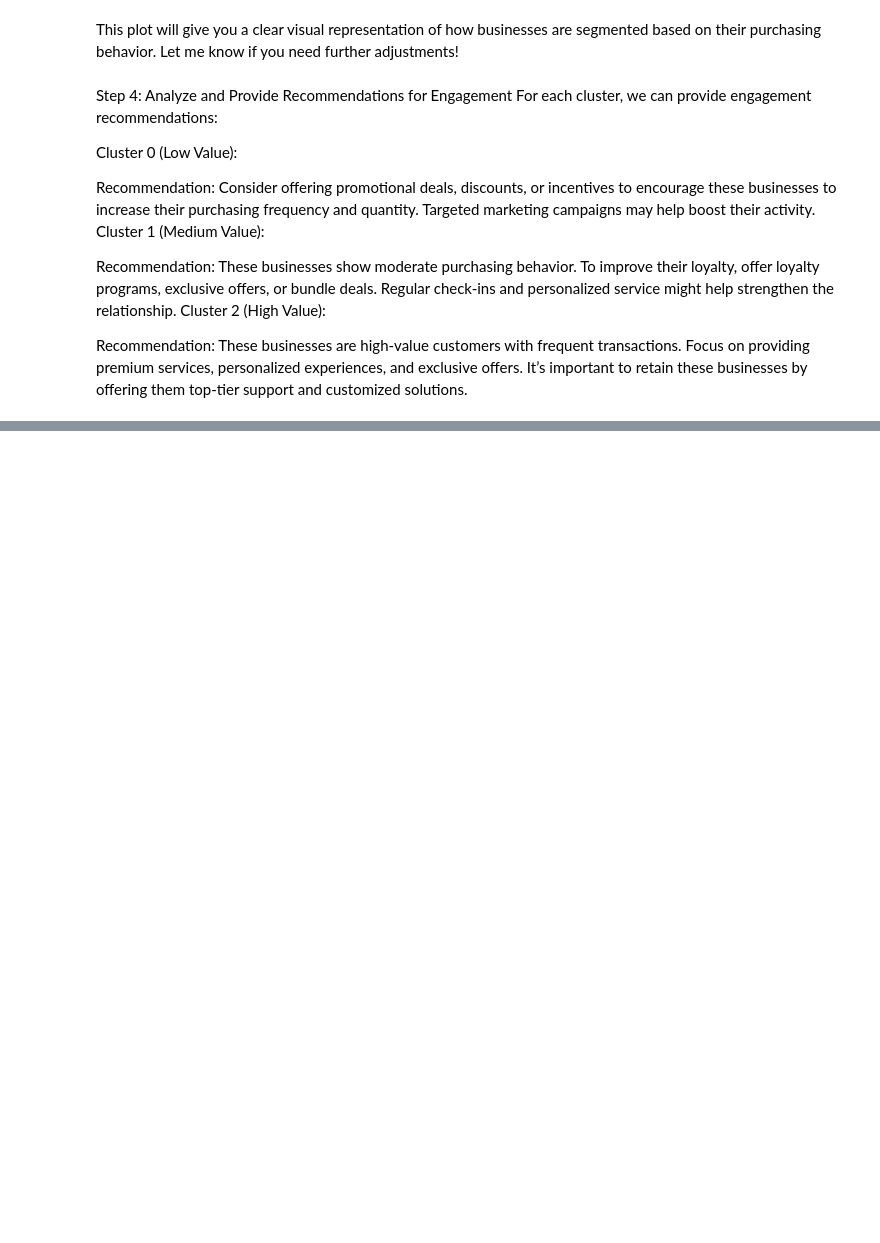
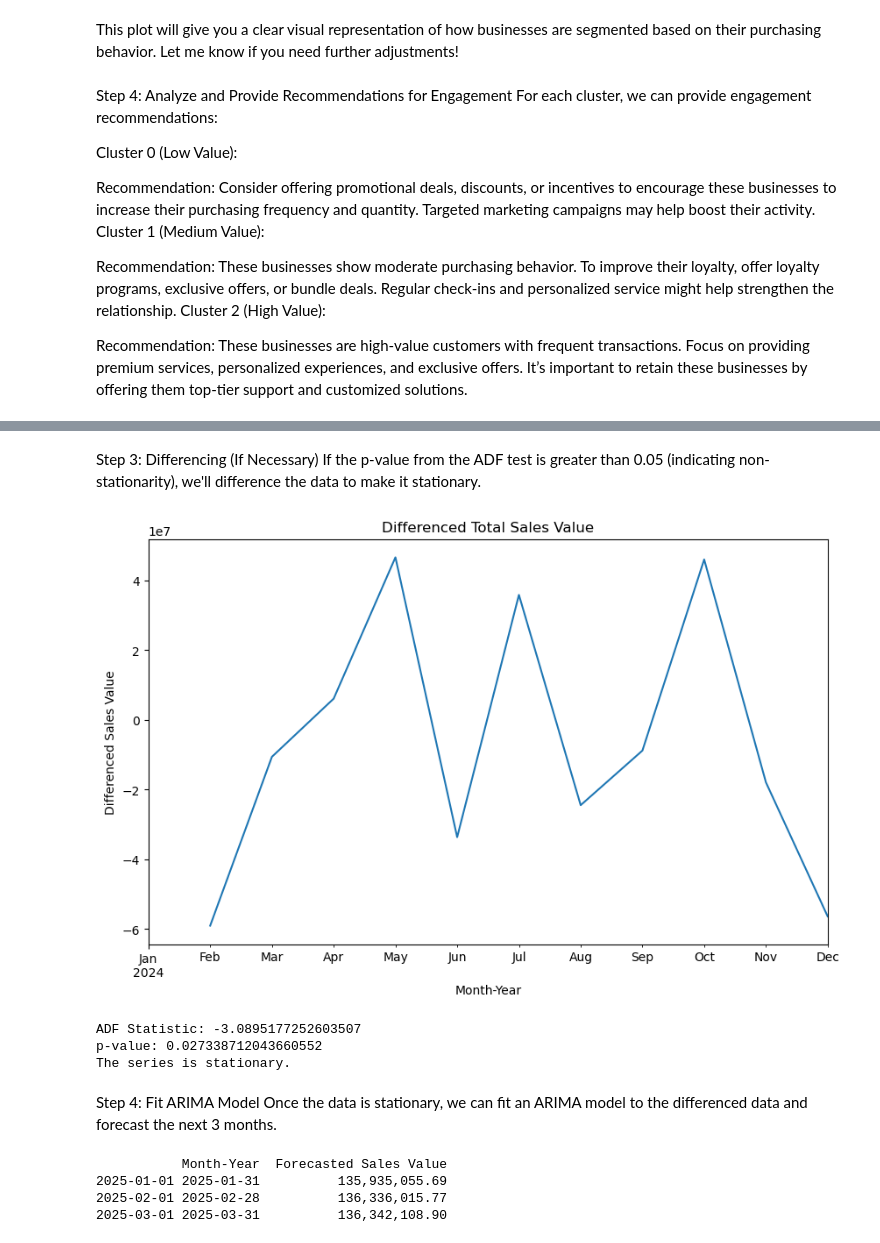
Before and after one commit to PaulMuniu/Kwanza-Tukule-Data-Analysis, a Jupyter notebook: Kwanza_Tukule.ipynb, the cells around one changed output, grey strips where cells are left out. Drawn from its saved outputs; the diff is of its cells as text; code cells hidden in the pictures; blank space fills up the shorter version.

```diff
--- a/Kwanza_Tukule.ipynb
+++ b/Kwanza_Tukule.ipynb
@@ -608,0 +683,45 @@ Recommendation: These businesses are high-value customers with frequent transact
+# %% [markdown]
+Step 3: Differencing (If Necessary)
+If the p-value from the ADF test is greater than 0.05 (indicating non-stationarity), we'll difference the data to make it stationary.
+# %%
+# If the series is non-stationary, difference the data
+monthly_sales['VALUE_diff'] = monthly_sales['VALUE'].diff().dropna()
+
+# Plot the differenced data to check stationarity
+monthly_sales['VALUE_diff'].plot(figsize=(10, 6))
+plt.title('Differenced Total Sales Value')
+plt.xlabel('Month-Year')
+plt.ylabel('Differenced Sales Value')
+plt.show()
+
+# Check again for stationarity after differencing
+adf_test(monthly_sales['VALUE_diff'].dropna())
+# %% [output]
+[figure, added]
+ADF Statistic: -3.0895177252603507
+p-value: 0.027338712043660552
+The series is stationary.
+# %% [markdown]
+Step 4: Fit ARIMA Model
+Once the data is stationary, we can fit an ARIMA model to the differenced data and forecast the next 3 months.
+# %%
+from statsmodels.tsa.arima.model import ARIMA
+
+# Fit ARIMA model
+model = ARIMA(monthly_sales['VALUE'], order=(1, 1, 1))  # (p, d, q) order
+model_fit = model.fit()
+
+# Forecast the next 3 months
+forecast = model_fit.forecast(steps=3)
+
+# Create a DataFrame for the forecasted results
+forecast_dates = pd.date_range(start=monthly_sales.index[-1], periods=4, freq='M')[1:]
+forecast_df = pd.DataFrame({'Month-Year': forecast_dates, 'Forecasted Sales Value': forecast})
+
+# Display the forecasted sales
+print(forecast_df)
+# %% [output]
+           Month-Year  Forecasted Sales Value
+2025-01-01 2025-01-31          135,935,055.69
+2025-02-01 2025-02-28          136,336,015.77
+2025-03-01 2025-03-31          136,342,108.90
```
Also changed, not shown: parts of 11 cells of this notebook.
